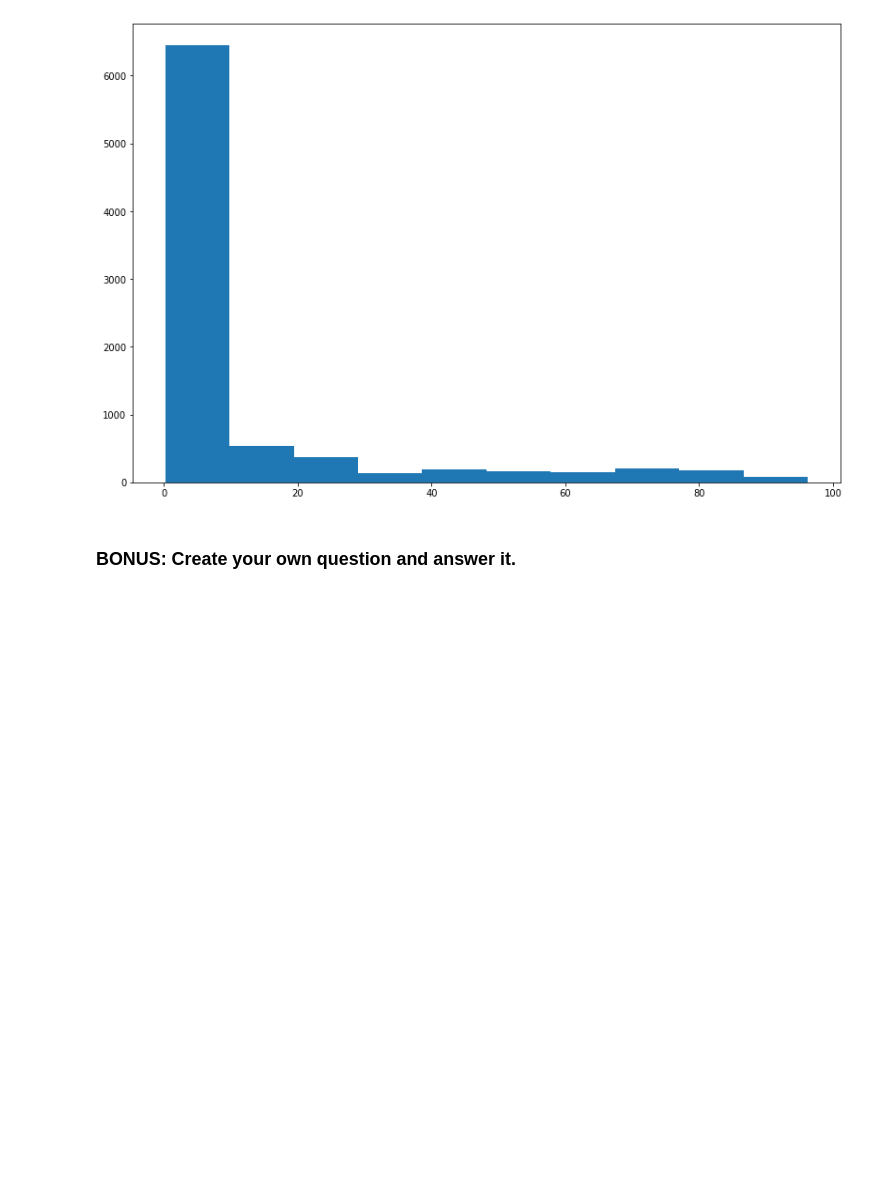
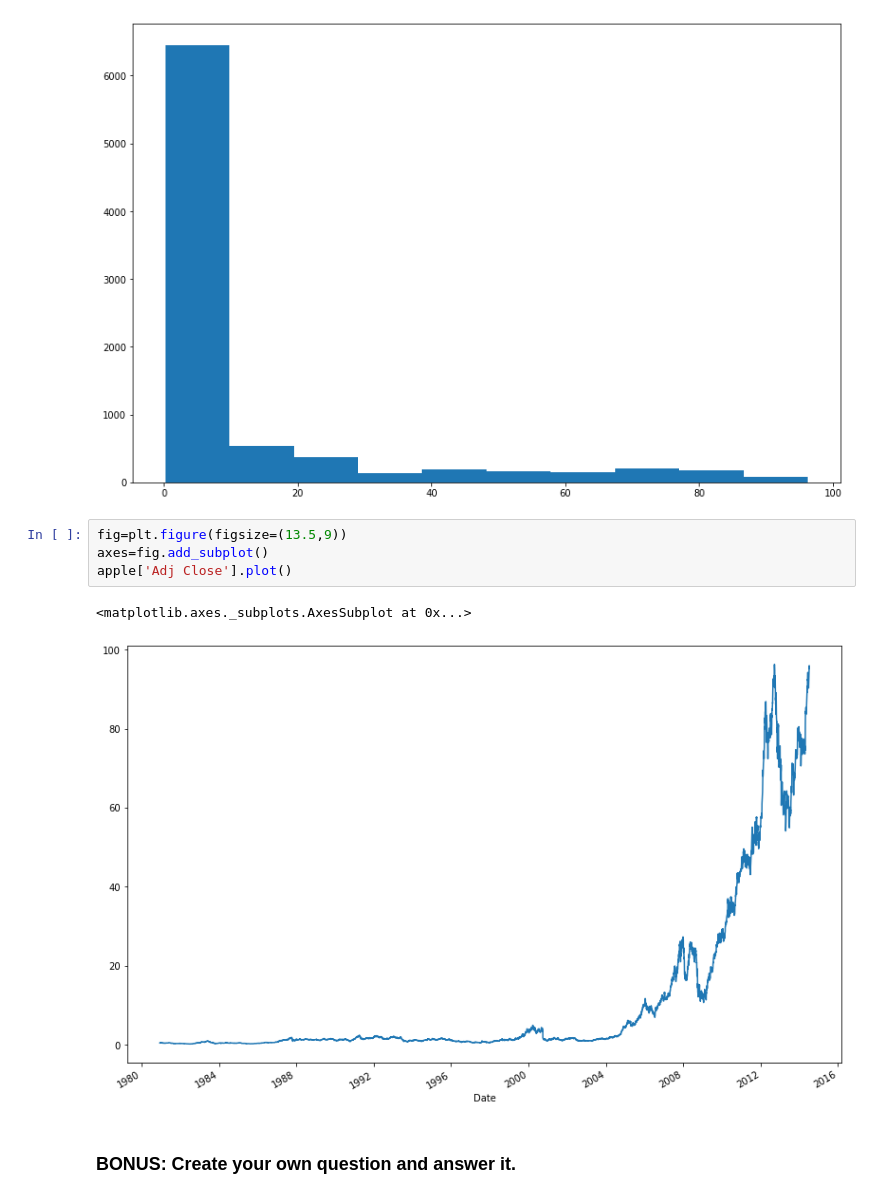
Before and after one commit to zzaeyun/ESAA22-2, a Jupyter notebook: 연습문제_AppleStock_Exercises.ipynb, the cells around one changed output. Saved outputs shown, nothing was run; the diff lists cells and outputs as text; blank space fills up the shorter version.

```diff
--- a/연습문제_AppleStock_Exercises.ipynb
+++ b/연습문제_AppleStock_Exercises.ipynb
@@ -118,5 +129,12 @@ axes.hist(apple['Adj Close'])
         77.058, 86.669, 96.28 ]),
  <a list of 10 Patch objects>)
 [figure]
+# %%
+fig=plt.figure(figsize=(13.5,9))
+axes=fig.add_subplot()
+apple['Adj Close'].plot()
+# %% [output]
+<matplotlib.axes._subplots.AxesSubplot at 0x...>
+[figure, added]
 # %% [markdown]
 ### BONUS: Create your own question and answer it.
```
Also changed, not shown: parts of 1 cell of this notebook.
